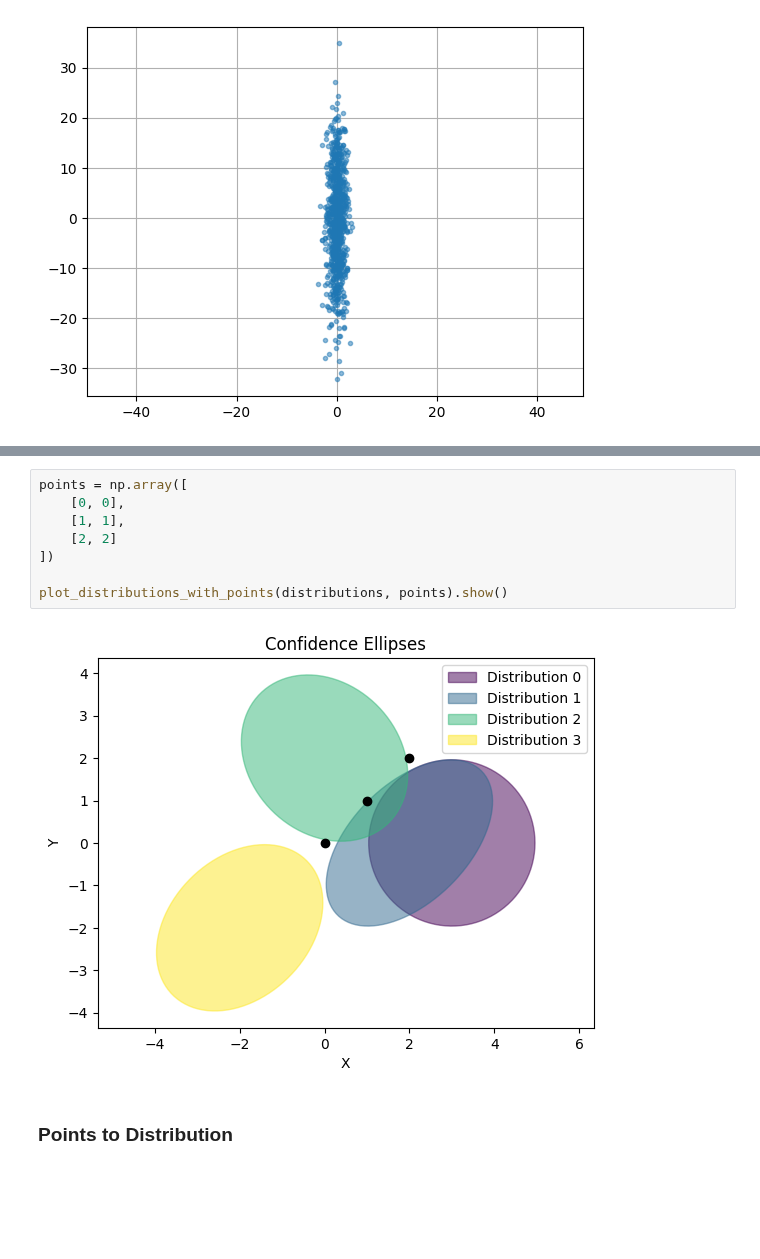
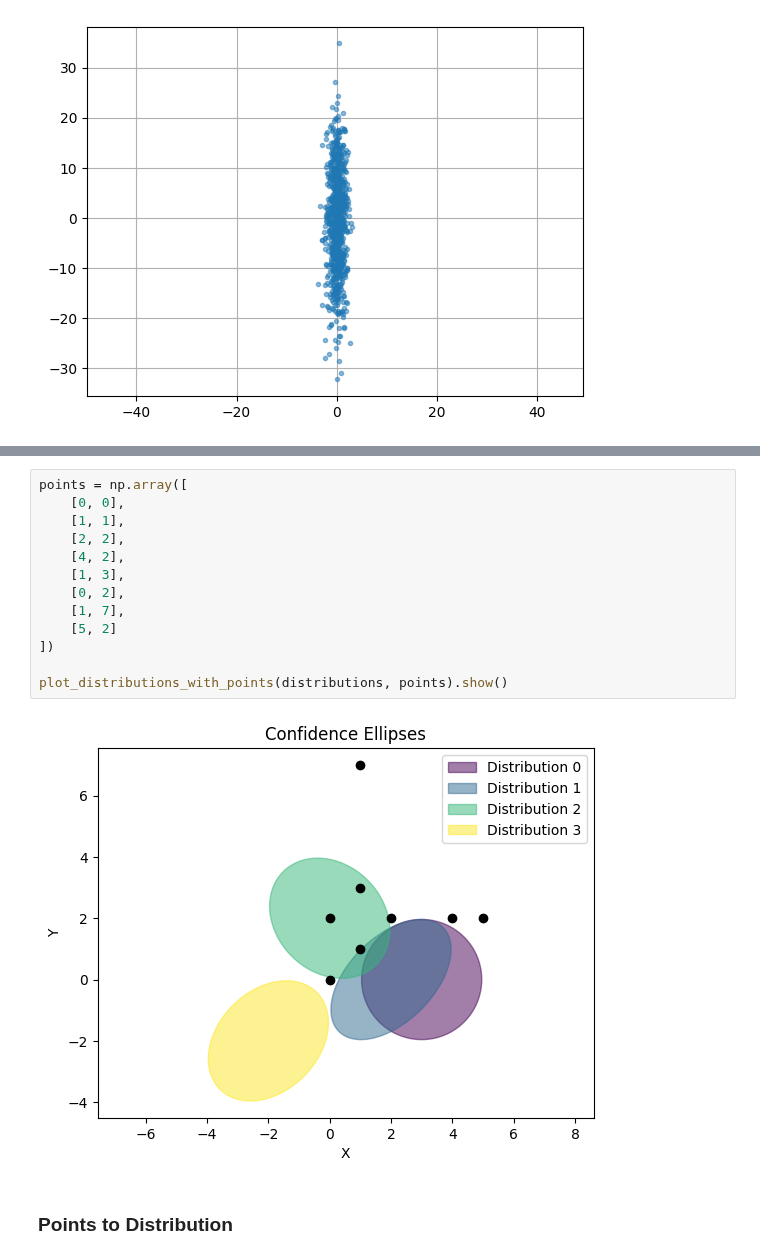
Before and after one commit to alessandrosantospirito/jupyterlite, a Jupyter notebook: content/pytroch/00 - Gaussian Calculus.ipynb, the cells around one changed output, grey strips where cells are left out. Saved outputs shown, nothing was run; the diff lists cells and outputs as text; blank space fills up the shorter version.

```diff
--- a/content/pytroch/00 - Gaussian Calculus.ipynb
+++ b/content/pytroch/00 - Gaussian Calculus.ipynb
@@ -85,12 +86,17 @@ plot_confidence_ellipses(distributions).show()
 # %%
 points = np.array([
     [0, 0],
     [1, 1],
-    [2, 2]
+    [2, 2],
+    [4, 2],
+    [1, 3],
+    [0, 2],
+    [1, 7],
+    [5, 2]
 ])
 
 plot_distributions_with_points(distributions, points).show()
 # %% [output]
-[figure, old version]
+[figure, new version]
 # %% [markdown]
 ### Points to Distribution
```
Also changed, not shown: parts of 25 cells of this notebook.
